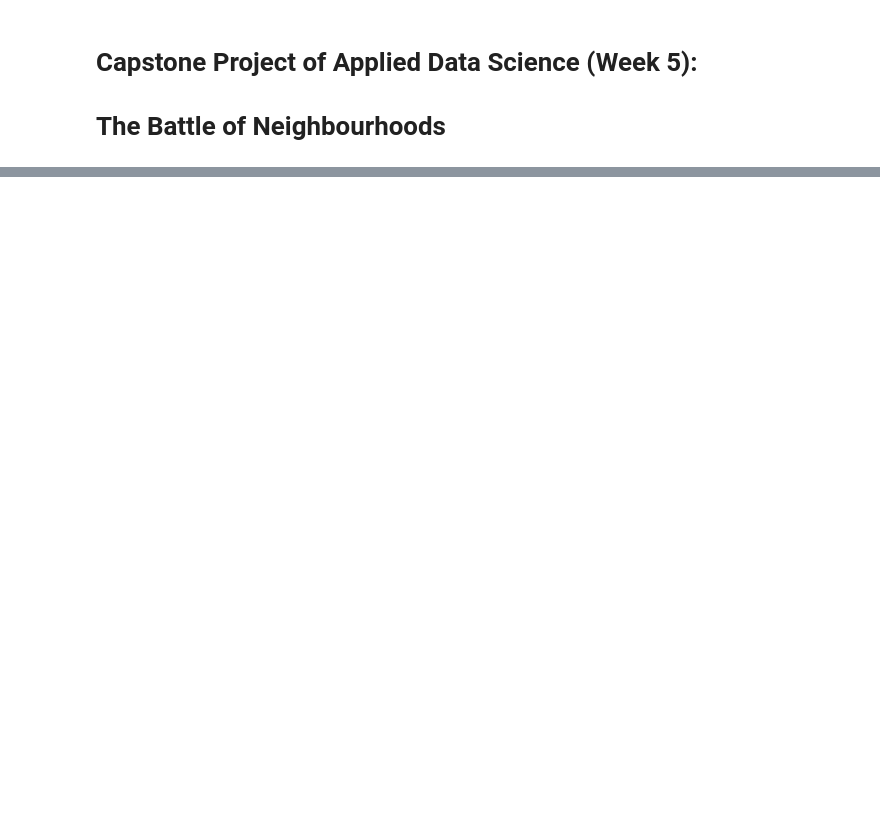
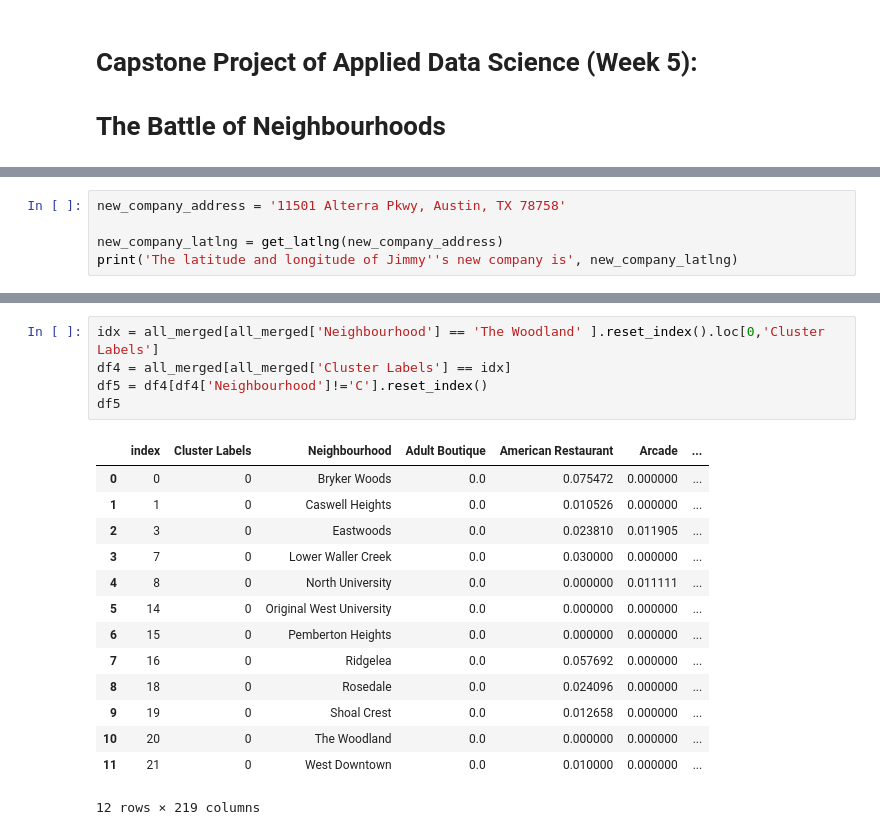
Before and after one commit to zaomy/Capstone_Data_Science, a Jupyter notebook: Capstone_week5_project.ipynb, the cells around one changed output, grey strips where cells are left out. Cells and saved outputs as stored; diff of their text form; blank space fills up the shorter version.

```diff
--- a/Capstone_week5_project.ipynb
+++ b/Capstone_week5_project.ipynb
@@ -24,0 +231,5 @@ To help my friend Jimmy find the neighborhood, I will need the following data (d
+# %%
+new_company_address = '11501 Alterra Pkwy, Austin, TX 78758'
+
+new_company_latlng = get_latlng(new_company_address)
+print('The latitude and longitude of Jimmy''s new company is', new_company_latlng)
@@ -24,0 +410,20 @@ To help my friend Jimmy find the neighborhood, I will need the following data (d
+# %%
+idx = all_merged[all_merged['Neighbourhood'] == 'The Woodland' ].reset_index().loc[0,'Cluster Labels']
+df4 = all_merged[all_merged['Cluster Labels'] == idx]
+df5 = df4[df4['Neighbourhood']!='C'].reset_index()
+df5
+# %% [output]
+|  | index | Cluster Labels | Neighbourhood | Adult Boutique | American Restaurant | Arcade | ... |
+| 0 | 0 | 0 | Bryker Woods | 0.0 | 0.075472 | 0.000000 | ... |
+| 1 | 1 | 0 | Caswell Heights | 0.0 | 0.010526 | 0.000000 | ... |
+| 2 | 3 | 0 | Eastwoods | 0.0 | 0.023810 | 0.011905 | ... |
+| 3 | 7 | 0 | Lower Waller Creek | 0.0 | 0.030000 | 0.000000 | ... |
+| 4 | 8 | 0 | North University | 0.0 | 0.000000 | 0.011111 | ... |
+| 5 | 14 | 0 | Original West University | 0.0 | 0.000000 | 0.000000 | ... |
+| 6 | 15 | 0 | Pemberton Heights | 0.0 | 0.000000 | 0.000000 | ... |
+| 7 | 16 | 0 | Ridgelea | 0.0 | 0.057692 | 0.000000 | ... |
+| 8 | 18 | 0 | Rosedale | 0.0 | 0.024096 | 0.000000 | ... |
+| 9 | 19 | 0 | Shoal Crest | 0.0 | 0.012658 | 0.000000 | ... |
+| 10 | 20 | 0 | The Woodland | 0.0 | 0.000000 | 0.000000 | ... |
+| 11 | 21 | 0 | West Downtown | 0.0 | 0.010000 | 0.000000 | ... |
+12 rows × 219 columns
```
Also changed, not shown: parts of 46 cells of this notebook.
